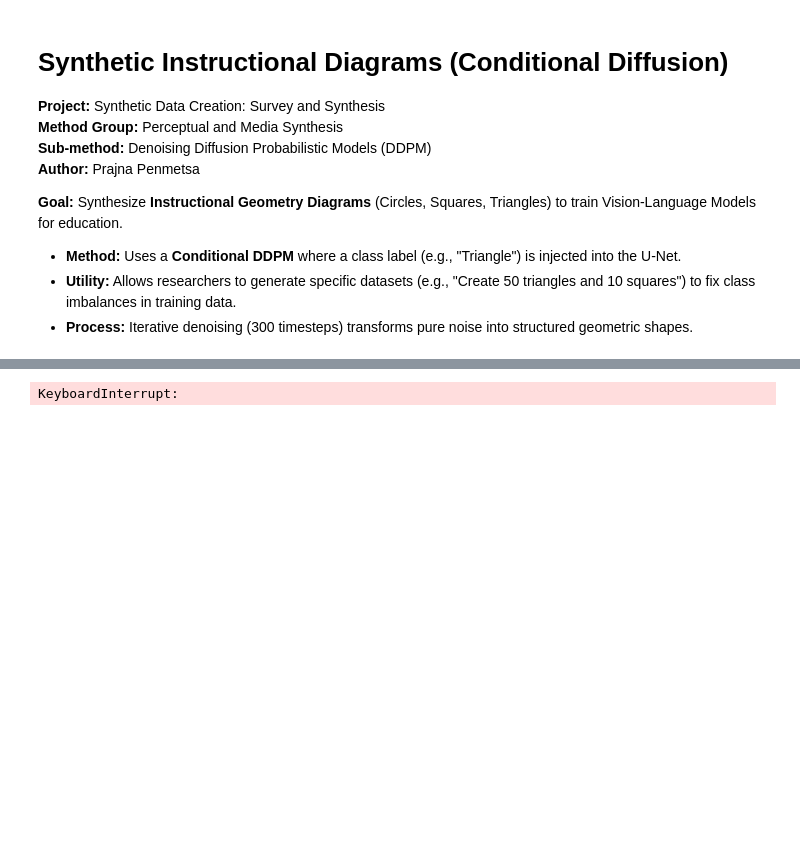
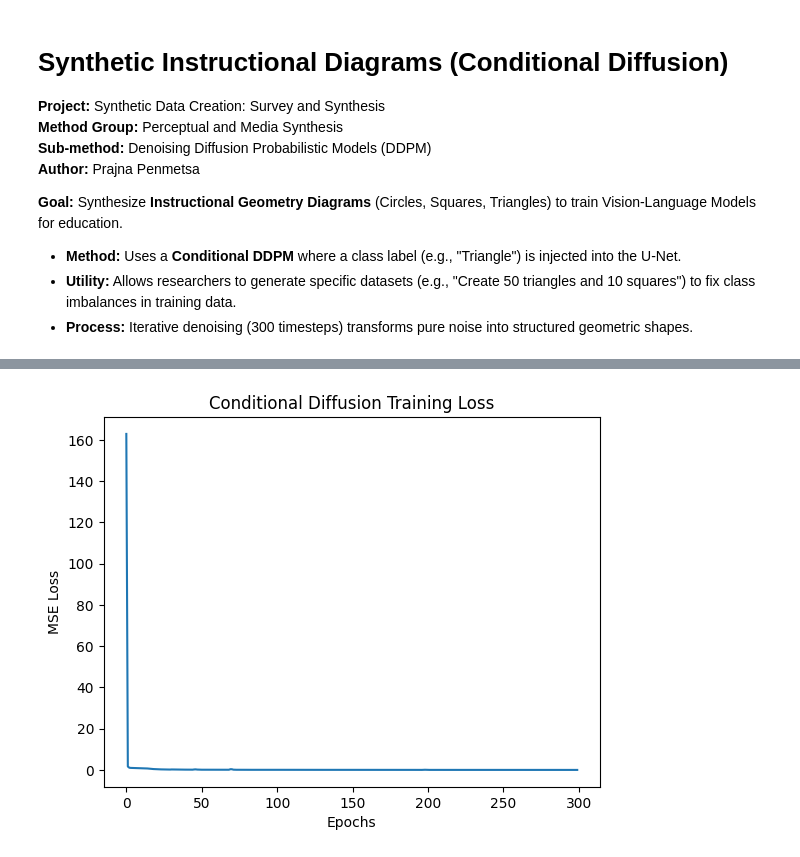
Before and after one commit to prajpenmetsa/synthetic-data-generation, a Jupyter notebook: Perceptual and Media Synthesis/Diffusion/diffusion_synthetic_diagrams.ipynb, the cells around one changed output, grey strips where cells are left out. Saved outputs shown, nothing was run; the diff lists cells and outputs as text; code cells hidden in the pictures; blank space fills up the shorter version.

```diff
--- a/Perceptual and Media Synthesis/Diffusion/diffusion_synthetic_diagrams.ipynb
+++ b/Perceptual and Media Synthesis/Diffusion/diffusion_synthetic_diagrams.ipynb
@@ -220,14 +211,15 @@ Conditional Diffusion U-Net Initialized.
 # %%
 # Train the Conditional Model
-print("Starting Training...")
+print(f"Starting Training for {EPOCHS} epochs on {device}...")
 loss_history = []
 
 for epoch in range(EPOCHS):
+    cumulative_loss = 0
     for step, (images, labels) in enumerate(dataloader):
         optimizer.zero_grad()
 
         images = images.to(device)
-        labels = labels.to(device) # Move labels to GPU
+        labels = labels.to(device)
         t = torch.randint(0, TIMESTEPS, (images.shape[0],), device=device).long()
 
         # 1. Add Noise
@@ -241,13 +233,23 @@ for epoch in range(EPOCHS):
         loss.backward()
         optimizer.step()
 
-    print(f"Epoch {epoch}: Loss {loss.item():.4f}")
-    loss_history.append(loss.item())
+        cumulative_loss += loss.item()
+
+    # Calculate average loss for the epoch
+    avg_loss = cumulative_loss / len(dataloader)
+    loss_history.append(avg_loss)
+
+    # Print progress every 10 epochs
+    if (epoch + 1) % 10 == 0:
+        print(f"Epoch {epoch+1}/{EPOCHS}: Loss {avg_loss:.4f}")
 
 # Save
 torch.save(model.state_dict(), os.path.join(OUTPUT_DIR, "cond_diffusion.pth"))
+print("Training Complete.")
 
 plt.plot(loss_history)
 plt.title("Conditional Diffusion Training Loss")
+plt.xlabel("Epochs")
+plt.ylabel("MSE Loss")
 plt.show()
 # %% [output]
@@ -255,4 +273,4 @@ Starting Training...
-KeyboardInterrupt:
+[figure, added]
 # %%
 # --- THE RESEARCHER FRAMEWORK ---
 
```
Also changed, not shown: parts of 6 cells of this notebook, 4 other files.
